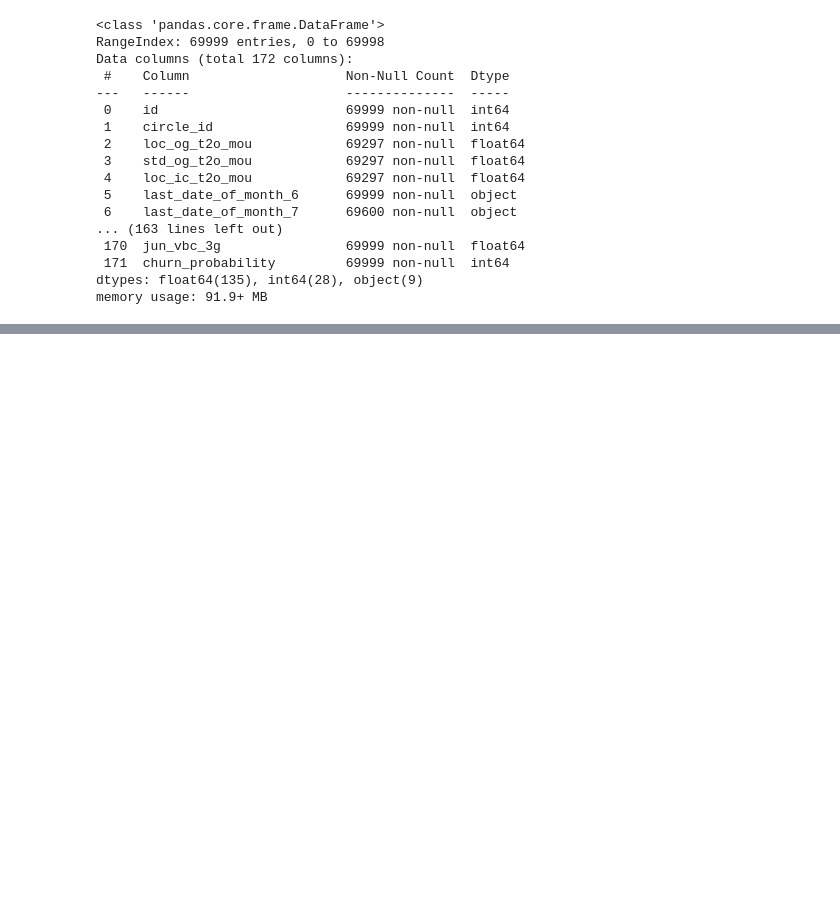
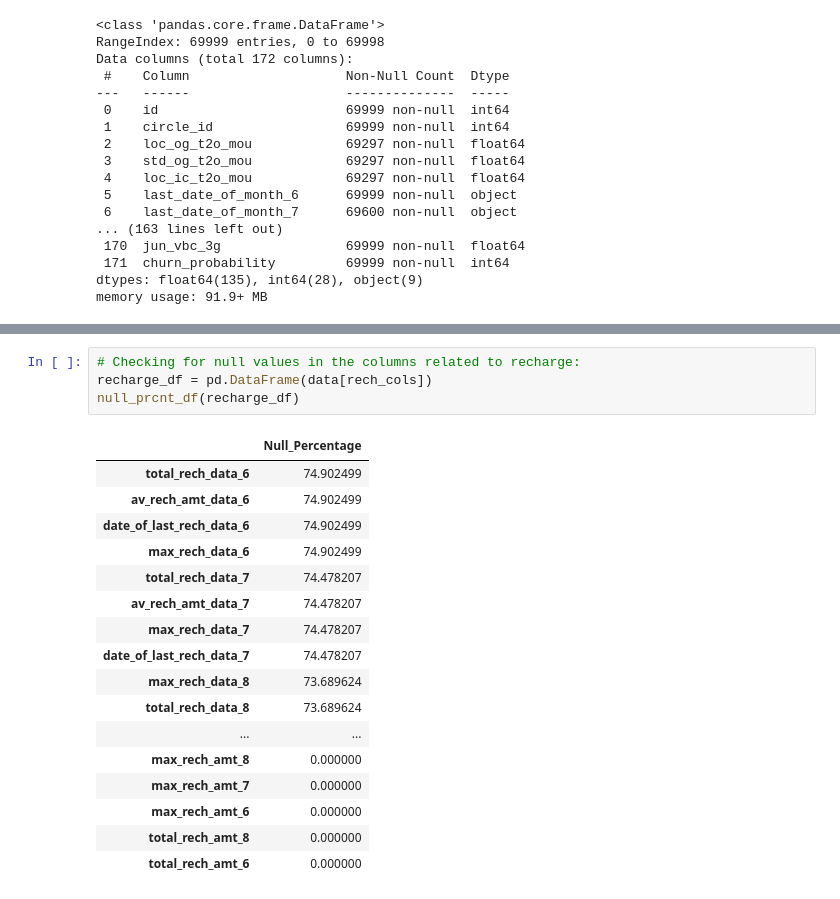
Before and after one commit to RohitKini/TelecomChurn, a Jupyter notebook: Initial.ipynb, the cells around one changed output, grey strips where cells are left out. Drawn from its saved outputs; the diff is of its cells as text; blank space fills up the shorter version.

```diff
--- a/Initial.ipynb
+++ b/Initial.ipynb
@@ -182,0 +208,22 @@ memory usage: 91.9+ MB
+# %%
+# Checking for null values in the columns related to recharge:
+recharge_df = pd.DataFrame(data[rech_cols])
+null_prcnt_df(recharge_df)
+# %% [output]
+|  | Null_Percentage |
+| total_rech_data_6 | 74.902499 |
+| av_rech_amt_data_6 | 74.902499 |
+| date_of_last_rech_data_6 | 74.902499 |
+| max_rech_data_6 | 74.902499 |
+| total_rech_data_7 | 74.478207 |
+| av_rech_amt_data_7 | 74.478207 |
+| max_rech_data_7 | 74.478207 |
+| date_of_last_rech_data_7 | 74.478207 |
+| max_rech_data_8 | 73.689624 |
+| total_rech_data_8 | 73.689624 |
+| ... | ... |
+| max_rech_amt_8 | 0.000000 |
+| max_rech_amt_7 | 0.000000 |
+| max_rech_amt_6 | 0.000000 |
+| total_rech_amt_8 | 0.000000 |
+| total_rech_amt_6 | 0.000000 |
```
Also changed, not shown: parts of 16 cells of this notebook.
